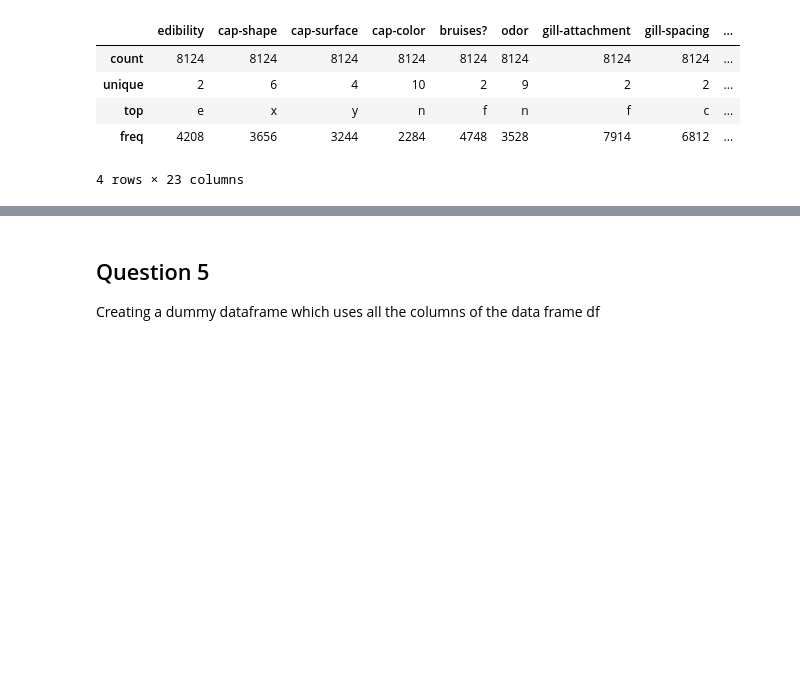
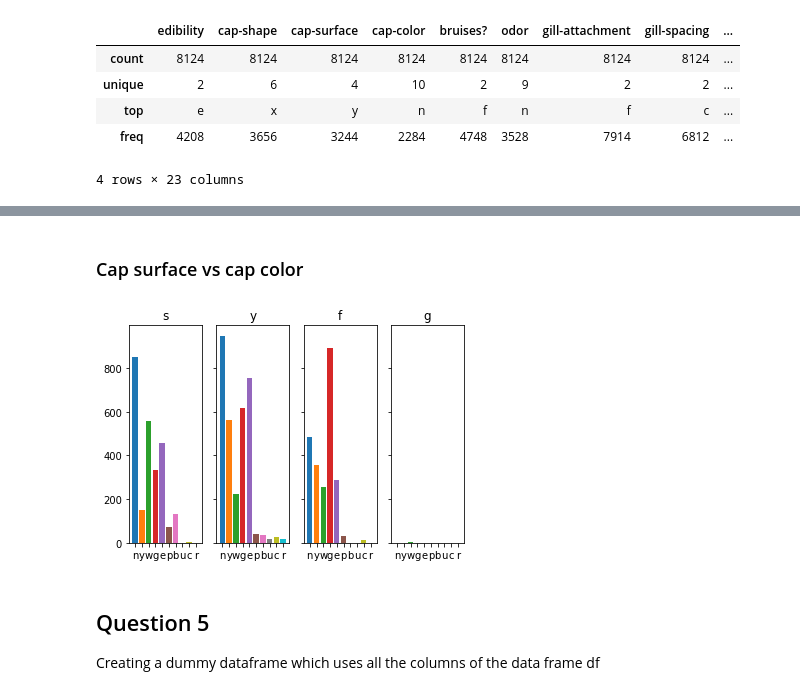
Before and after one commit to hamasl/IDATT2502, a Jupyter notebook: Task5/task.ipynb, the cells around one changed output, grey strips where cells are left out. Saved outputs shown, nothing was run; the diff lists cells and outputs as text; code cells hidden in the pictures; blank space fills up the shorter version.

```diff
--- a/Task5/task.ipynb
+++ b/Task5/task.ipynb
@@ -38,3 +48,9 @@ plt.show()
+# %% [markdown]
+### Cap surface vs cap color
+# %%
+plot("cap-surface", "cap-color")
+# %% [output]
+[figure, added]
 # %% [markdown]
 ## Question 5
 Creating a dummy dataframe which uses all the columns of the data frame df
```
Also changed, not shown: parts of 7 cells of this notebook.
